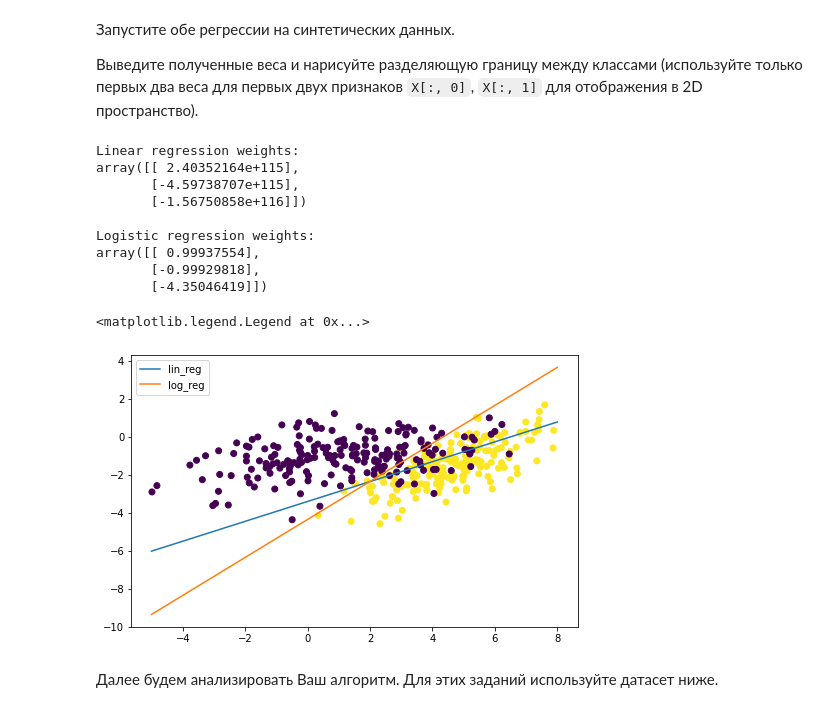
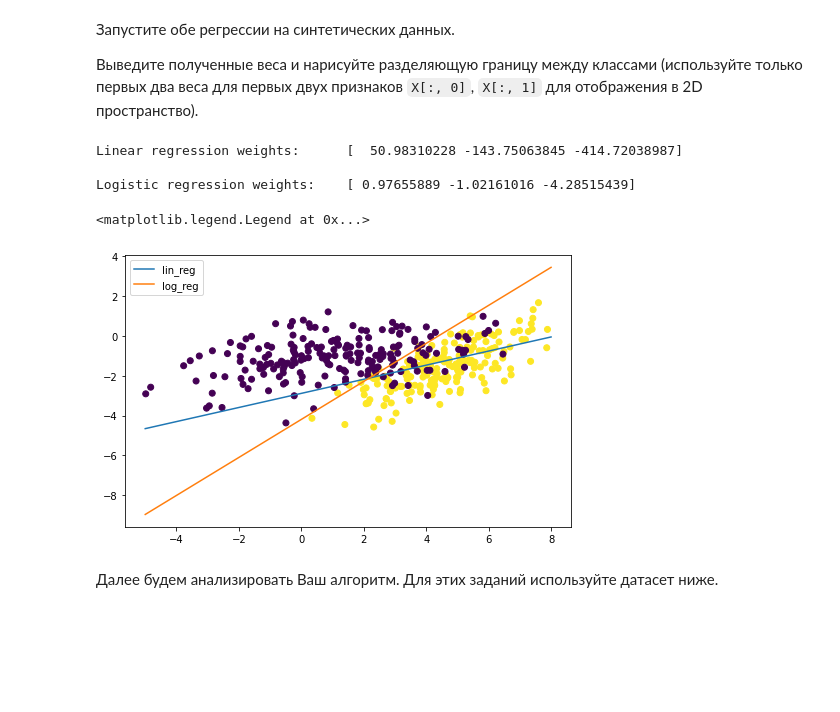
Before and after one commit to skajida/msu_ml_spring_2021, a Jupyter notebook: korolev_hw2.ipynb, the cells around one changed output. Cells and saved outputs as stored; diff of their text form; code cells hidden in the pictures; blank space fills up the shorter version.

```diff
--- a/korolev_hw2.ipynb
+++ b/korolev_hw2.ipynb
@@ -295,26 +295,24 @@ class MySGDClassifier(BaseEstimator, ClassifierMixin):
         self.errors_log = {'iter': [], 'loss': []}
 
     def calc_loss(self, X_batch, y_batch):
+        proba = X_batch.dot(self.weights)
         if self.model_type == 'lin_reg':
-            pred = np.dot(X_batch, self.weights)
-            error = pred - y_batch
-            loss = np.dot(error.T, error)[0, 0] / X_batch.shape[0]
+            error = proba - y_batch
+            error = error.dot(error).sum()
         elif self.model_type == 'log_reg':
-            pred = sigmoid(np.dot(X_batch, self.weights))
-            error = (y_batch - 1) * np.log(1 - pred) - y_batch * np.log(pred)
-            loss = np.sum(error) / X_batch.shape[0]
-        loss += np.dot(self.weights.T, self.weights)[0, 0] / self.C
+            proba = sigmoid(proba)
+            error = ((y_batch - 1) * np.log(1 - proba) - y_batch * np.log(proba)).sum()
+        loss = error / X_batch.shape[0] + self.weights.dot(self.weights) / self.C
         return loss
 
     def calc_loss_grad(self, X_batch, y_batch):
-        pred = np.dot(X_batch, self.weights)
+        proba = X_batch.dot(self.weights)
         if self.model_type == 'lin_reg':
-            error = 2 * (pred - y_batch) * X_batch
+            error = 2 * (proba - y_batch).dot(X_batch)
         elif self.model_type == 'log_reg':
-            pred = sigmoid(pred)
-            error = (pred - y_batch) * X_batch / X_batch.shape[0]
-        loss_grad = np.mean(error, axis=0) + 2 * np.sum(self.weights) / self.C
-        return loss_grad.reshape(-1, 1)
+            error = (sigmoid(proba) - y_batch).dot(X_batch)
+        loss_grad = error / X_batch.shape[0] + 2 / self.C * self.weights
+        return loss_grad
 
     def update_weights(self, new_grad):
         self.weights -= self.alpha * new_grad
@@ -326,16 +324,14 @@ class MySGDClassifier(BaseEstimator, ClassifierMixin):
             y = np.array(y)
 
         D = X.shape[1] + 1
-        self.weights = np.random.uniform(-1 / D, 1 / D, (D, 1))
+        self.weights = np.random.uniform(-1 / D, 1 / D, D)
         alpha = self.alpha
         for n in np.arange(self.max_epoch):
             new_epoch_generator = self.batch_generator(X, y, batch_size=self.batch_size)
             for batch_num, (X_batch, y_batch) in enumerate(new_epoch_generator):
                 X_batch = np.append(X_batch, np.ones((X_batch.shape[0], 1)), axis=1)
-                y_batch = y_batch.reshape(-1, 1)
                 batch_loss = self.calc_loss(X_batch, y_batch)
-                batch_grad = self.calc_loss_grad(X_batch, y_batch)
-                self.update_weights(batch_grad)
+                self.update_weights(self.calc_loss_grad(X_batch, y_batch))
                 self.errors_log['iter'].append(batch_num)
                 self.errors_log['loss'].append(batch_loss)
             self.alpha = alpha / (n + 1)
@@ -344,10 +340,10 @@ class MySGDClassifier(BaseEstimator, ClassifierMixin):
 
     def predict(self, X):
         X = np.append(X, np.ones((X.shape[0], 1)), axis=1)
-        pred = np.dot(X, self.weights)
+        proba = X.dot(self.weights)
         if self.model_type == 'log_reg':
-            pred = sigmoid(pred)
-        y_hat = np.round(pred).astype('int')
+            proba = sigmoid(proba)
+        y_hat = np.round(proba).astype('int')
         return y_hat
 # %% [markdown]
 Запустите обе регрессии на синтетических данных.
@@ -362,39 +358,34 @@ def plot_decision_boundary(clf):
 # %%
 np.random.seed(0)
 
 C1 = np.array([[0., -0.8], [1.5, 0.8]])
 C2 = np.array([[1., -0.7], [2., 0.7]])
 gauss1 = np.dot(np.random.randn(200, 2) + np.array([5, 3]), C1)
 gauss2 = np.dot(np.random.randn(200, 2) + np.array([1.5, 0]), C2)
 
 X = np.vstack([gauss1, gauss2])
 y = np.r_[np.ones(200), np.zeros(200)]
 
-my_lin_clf = MySGDClassifier(batch_generator=batch_generator, C=10, alpha=0.8, max_epoch=100)
+my_lin_clf = MySGDClassifier(batch_generator=batch_generator, C=1,
+                             alpha=0.1, max_epoch=100, model_type='lin_reg')
 my_lin_clf.fit(X, y)
-print('Linear regression weights:\n{}'.format(repr(my_lin_clf.weights)), end='\n\n')
+print('Linear regression weights:\t{}'.format(my_lin_clf.weights), end='\n\n')
 plot_decision_boundary(my_lin_clf)
 
 my_log_clf = MySGDClassifier(batch_generator=batch_generator, C=10000,
-                             alpha=10, batch_size=13, model_type='log_reg')
+                             alpha=10, batch_size=400, model_type='log_reg')
 my_log_clf.fit(X, y)
-print('Logistic regression weights:\n{}'.format(repr(my_log_clf.weights)))
+print('Logistic regression weights:\t{}'.format(my_log_clf.weights))
 plot_decision_boundary(my_log_clf)
 
 plt.scatter(X[:, 0], X[:, 1], c=y)
 plt.legend()
 # %% [output]
-Linear regression weights:
-array([[ 2.40352164e+115],
-       [-4.59738707e+115],
-       [-1.56750858e+116]])
+Linear regression weights:      [  50.98310228 -143.75063845 -414.72038987]
 
-Logistic regression weights:
-array([[ 0.99937554],
-       [-0.99929818],
-       [-4.35046419]])
+Logistic regression weights:    [ 0.97655889 -1.02161016 -4.28515439]
 <matplotlib.legend.Legend at 0x...>
-[figure, old version]
+[figure, new version]
 # %% [markdown]
 Далее будем анализировать Ваш алгоритм.
 Для этих заданий используйте датасет ниже.
```
Also changed, not shown: parts of 7 cells of this notebook.
